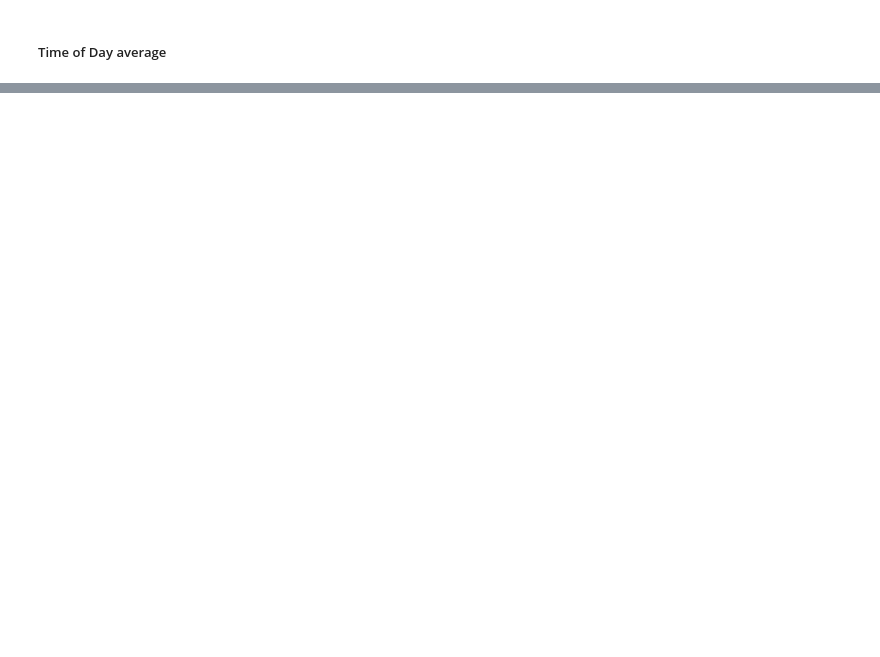
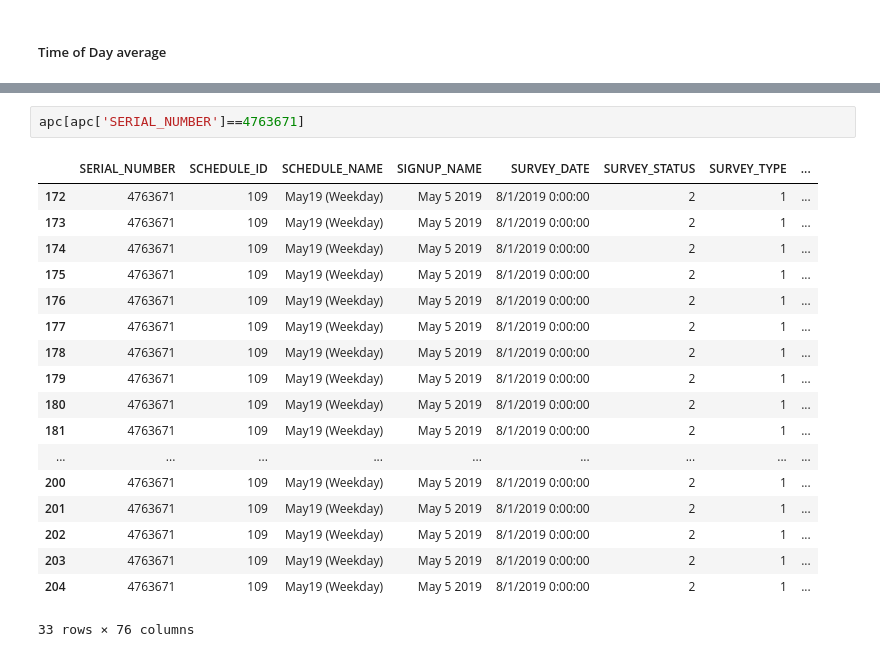
Before and after one commit to wsp-sag/client_chattanooga_rtp_update, a Jupyter notebook: Notebooks/Task 3 - Model Validation/Chattanooga_APC_Transit_Route_Boardings.ipynb, the cells around one changed output, grey strips where cells are left out. Cells and saved outputs as stored; diff of their text form; blank space fills up the shorter version.

```diff
--- a/Notebooks/Task 3 - Model Validation/Chattanooga_APC_Transit_Route_Boardings.ipynb
+++ b/Notebooks/Task 3 - Model Validation/Chattanooga_APC_Transit_Route_Boardings.ipynb
@@ -227,0 +335,21 @@ holiday/weekdays
+# %%
+apc[apc['SERIAL_NUMBER']==4763671]
+# %% [output]
+|  | SERIAL_NUMBER | SCHEDULE_ID | SCHEDULE_NAME | SIGNUP_NAME | SURVEY_DATE | SURVEY_STATUS | SURVEY_TYPE | ... |
+| 172 | 4763671 | 109 | May19 (Weekday) | May 5 2019 | 8/1/2019 0:00:00 | 2 | 1 | ... |
+| 173 | 4763671 | 109 | May19 (Weekday) | May 5 2019 | 8/1/2019 0:00:00 | 2 | 1 | ... |
+| 174 | 4763671 | 109 | May19 (Weekday) | May 5 2019 | 8/1/2019 0:00:00 | 2 | 1 | ... |
+| 175 | 4763671 | 109 | May19 (Weekday) | May 5 2019 | 8/1/2019 0:00:00 | 2 | 1 | ... |
+| 176 | 4763671 | 109 | May19 (Weekday) | May 5 2019 | 8/1/2019 0:00:00 | 2 | 1 | ... |
+| 177 | 4763671 | 109 | May19 (Weekday) | May 5 2019 | 8/1/2019 0:00:00 | 2 | 1 | ... |
+| 178 | 4763671 | 109 | May19 (Weekday) | May 5 2019 | 8/1/2019 0:00:00 | 2 | 1 | ... |
+| 179 | 4763671 | 109 | May19 (Weekday) | May 5 2019 | 8/1/2019 0:00:00 | 2 | 1 | ... |
+| 180 | 4763671 | 109 | May19 (Weekday) | May 5 2019 | 8/1/2019 0:00:00 | 2 | 1 | ... |
+| 181 | 4763671 | 109 | May19 (Weekday) | May 5 2019 | 8/1/2019 0:00:00 | 2 | 1 | ... |
+| ... | ... | ... | ... | ... | ... | ... | ... | ... |
+| 200 | 4763671 | 109 | May19 (Weekday) | May 5 2019 | 8/1/2019 0:00:00 | 2 | 1 | ... |
+| 201 | 4763671 | 109 | May19 (Weekday) | May 5 2019 | 8/1/2019 0:00:00 | 2 | 1 | ... |
+| 202 | 4763671 | 109 | May19 (Weekday) | May 5 2019 | 8/1/2019 0:00:00 | 2 | 1 | ... |
+| 203 | 4763671 | 109 | May19 (Weekday) | May 5 2019 | 8/1/2019 0:00:00 | 2 | 1 | ... |
+| 204 | 4763671 | 109 | May19 (Weekday) | May 5 2019 | 8/1/2019 0:00:00 | 2 | 1 | ... |
+33 rows × 76 columns
```
Also changed, not shown: parts of 27 cells of this notebook.
